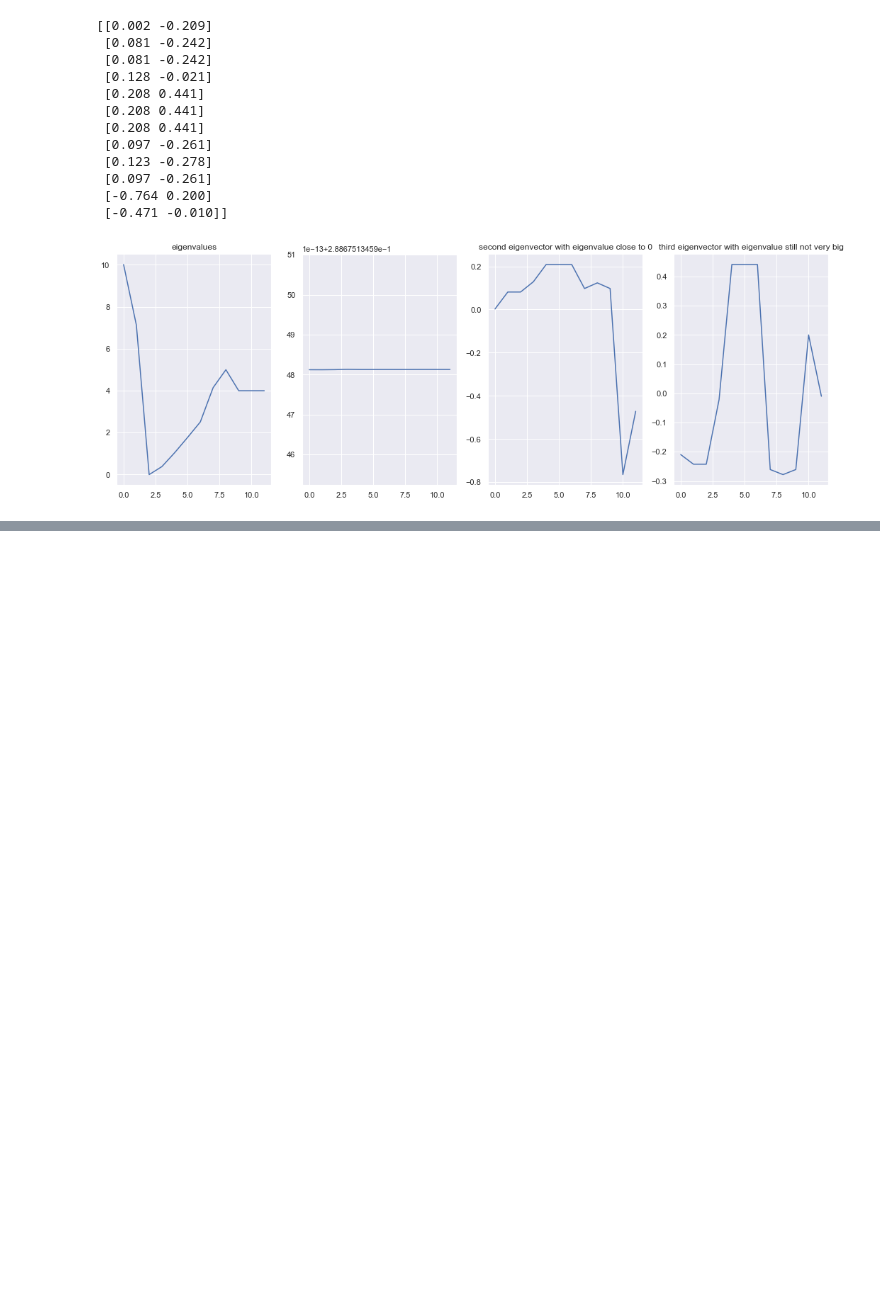
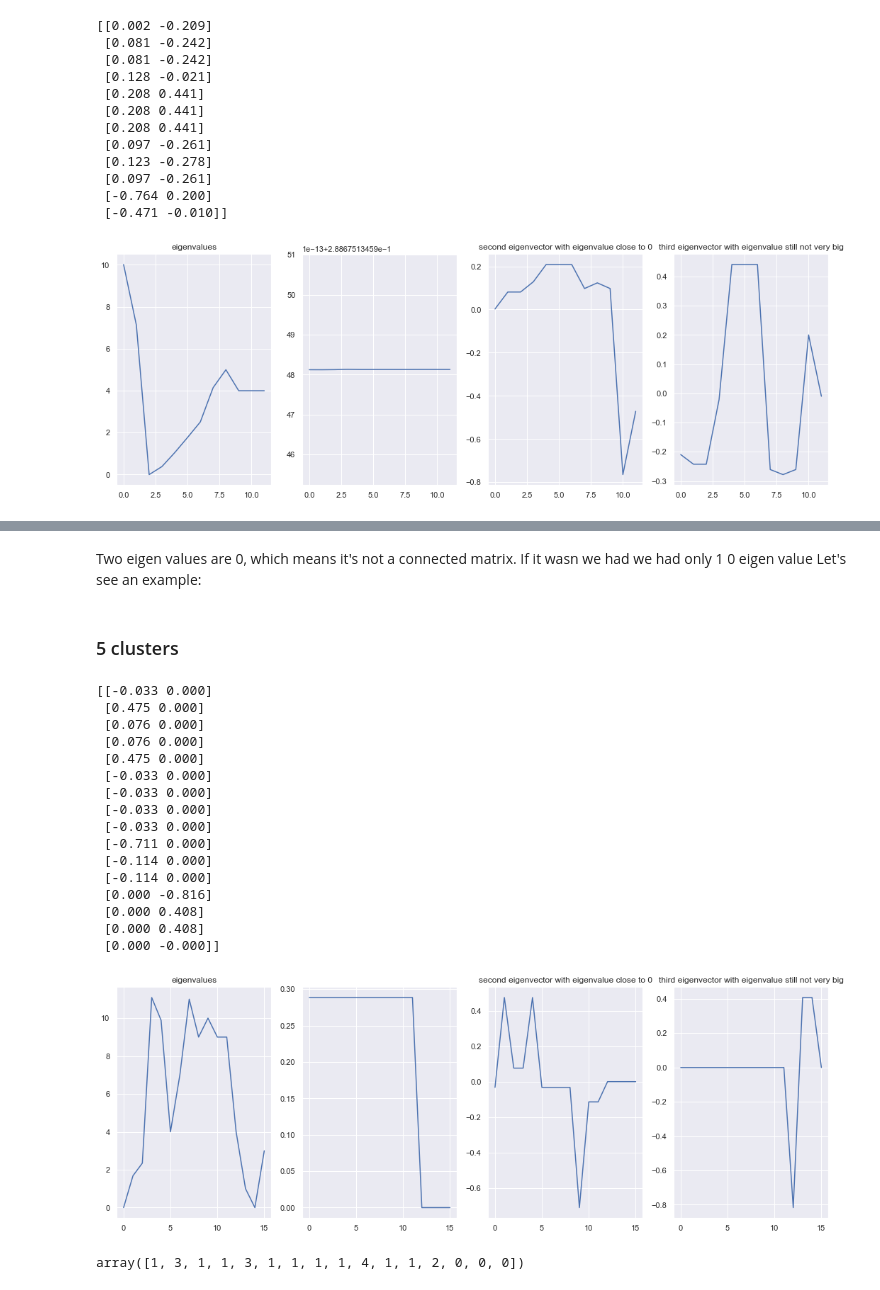
Before and after one commit to GTorley/SEGMENTATION, a Jupyter notebook: Spectral Clustering v2.ipynb, the cells around one changed output, grey strips where cells are left out. Saved outputs shown, nothing was run; the diff lists cells and outputs as text; code cells hidden in the pictures; blank space fills up the shorter version.

Commit message:
new example in the spectral clustering

```diff
--- a/Spectral Clustering v2.ipynb
+++ b/Spectral Clustering v2.ipynb
@@ -319,0 +394,9 @@ nx.draw(H, node_color=color_map, with_labels=True, font_size=16 ,node_size = 100
+# %%
+# degree matrix
+D = np.diag(np.sum(np.array(W.todense()), axis=1))
+print('degree matrix:')
+print(D)
+# laplacian matrix
+L = D - W
+print('laplacian matrix:')
+print(L)
@@ -319,0 +421,8 @@ nx.draw(H, node_color=color_map, with_labels=True, font_size=16 ,node_size = 100
+# %%
+e, v = np.linalg.eig(L)
+# eigenvalues
+print('eigenvalues:')
+print(e)
+# eigenvectors
+print('eigenvectors:')
+print(v)
@@ -319,0 +447,46 @@ nx.draw(H, node_color=color_map, with_labels=True, font_size=16 ,node_size = 100
+# %% [markdown]
+Two eigen values are 0, which means it's not a connected matrix. If it wasn we had we had only 1 0 eigen value
+Let's see an example:
+# %% [markdown]
+### 5 clusters
+# %%
+# for this we need the 3 smallest one
+fig = plt.figure(figsize=[18, 6])
+ax1 = plt.subplot(141)
+plt.plot(e)
+ax1.title.set_text('eigenvalues')
+i = np.where(e < 2)[0]
+ax2 = plt.subplot(142)
+plt.plot(v[:, i[0]])
+ax3 = plt.subplot(143)
+plt.plot(v[:, i[1]])
+ax3.title.set_text('second eigenvector with eigenvalue close to 0')
+ax4 = plt.subplot(144)
+plt.plot(v[:, i[2]])
+ax4.title.set_text('third eigenvector with eigenvalue still not very big')
+print(v[:, [i[1],i[2]]])
+# %% [output]
+[[-0.033 0.000]
+ [0.475 0.000]
+ [0.076 0.000]
+ [0.076 0.000]
+ [0.475 0.000]
+ [-0.033 0.000]
+ [-0.033 0.000]
+ [-0.033 0.000]
+ [-0.033 0.000]
+ [-0.711 0.000]
+ [-0.114 0.000]
+ [-0.114 0.000]
+ [0.000 -0.816]
+ [0.000 0.408]
+ [0.000 0.408]
+ [0.000 -0.000]]
+[figure, added]
+# %%
+U = np.array(v[:, [i[0],i[1],i[2],i[3]]])
+km = KMeans(init='k-means++', n_clusters=5)
+km.fit(U)
+km.labels_
+# %% [output]
+array([1, 3, 1, 1, 3, 1, 1, 1, 1, 4, 1, 1, 2, 0, 0, 0])
```
Also changed, not shown: parts of 12 cells of this notebook.
